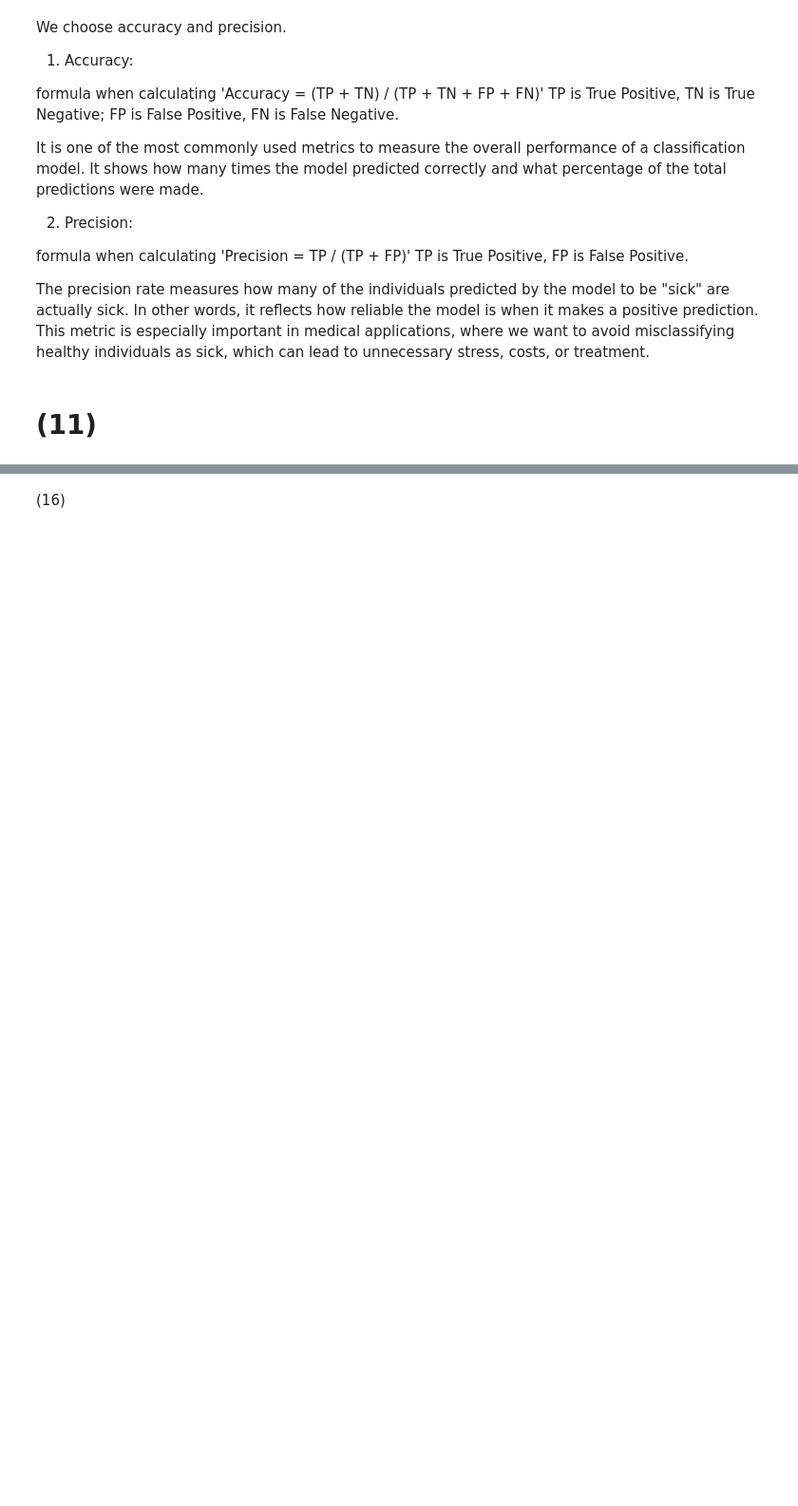
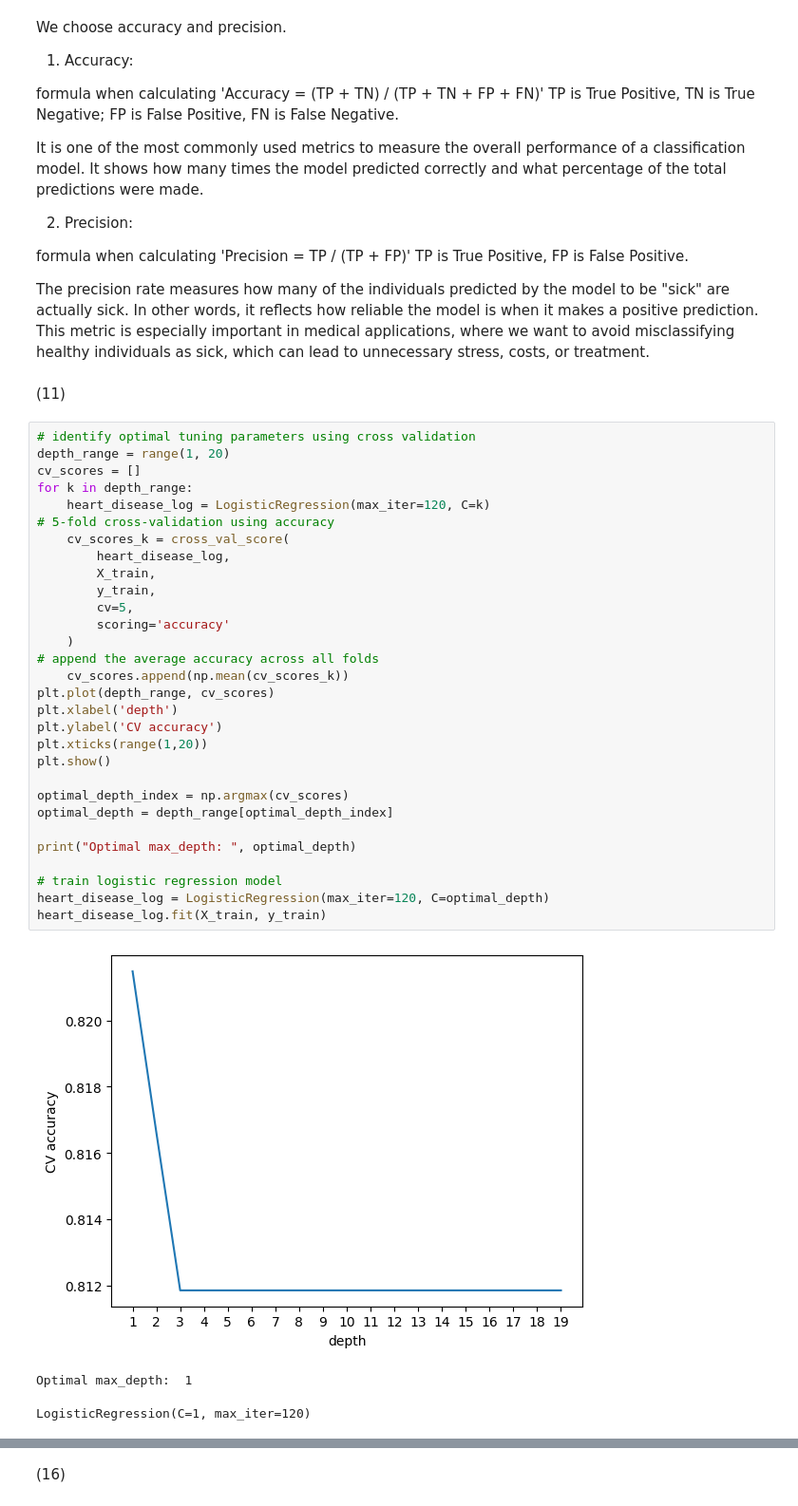
Before and after one commit to SweetIceLolly/3da-a6, a Jupyter notebook: ans.ipynb, the cells around one changed output, grey strips where cells are left out. Shown: that part at 95% size. Drawn from its saved outputs; the diff is of its cells as text; blank space fills up the shorter version.

```diff
--- a/ans.ipynb
+++ b/ans.ipynb
@@ -227,4 +231,38 @@ TP is True Positive, FP is False Positive.
 The precision rate measures how many of the individuals predicted by the model to be "sick" are actually sick. In other words, it reflects how reliable the model is when it makes a positive prediction.
 This metric is especially important in medical applications, where we want to avoid misclassifying healthy individuals as sick, which can lead to unnecessary stress, costs, or treatment.
 # %% [markdown]
-# (11)
+(11)
+# %%
+# identify optimal tuning parameters using cross validation
+depth_range = range(1, 20)
+cv_scores = []
+for k in depth_range:
+    heart_disease_log = LogisticRegression(max_iter=120, C=k)
+# 5-fold cross-validation using accuracy
+    cv_scores_k = cross_val_score(
+        heart_disease_log,
+        X_train,
+        y_train,
+        cv=5,
+        scoring='accuracy'
+    )
+# append the average accuracy across all folds
+    cv_scores.append(np.mean(cv_scores_k))
+plt.plot(depth_range, cv_scores)
+plt.xlabel('depth')
+plt.ylabel('CV accuracy')
+plt.xticks(range(1,20))
+plt.show()
+
+optimal_depth_index = np.argmax(cv_scores)
+optimal_depth = depth_range[optimal_depth_index]
+
+print("Optimal max_depth: ", optimal_depth)
+
+# train logistic regression model
+heart_disease_log = LogisticRegression(max_iter=120, C=optimal_depth)
+heart_disease_log.fit(X_train, y_train)
+# %% [output]
+[figure, added]
+Optimal max_depth:  1
+LogisticRegression(C=1, max_iter=120)
```
Also changed, not shown: parts of 14 cells of this notebook.
